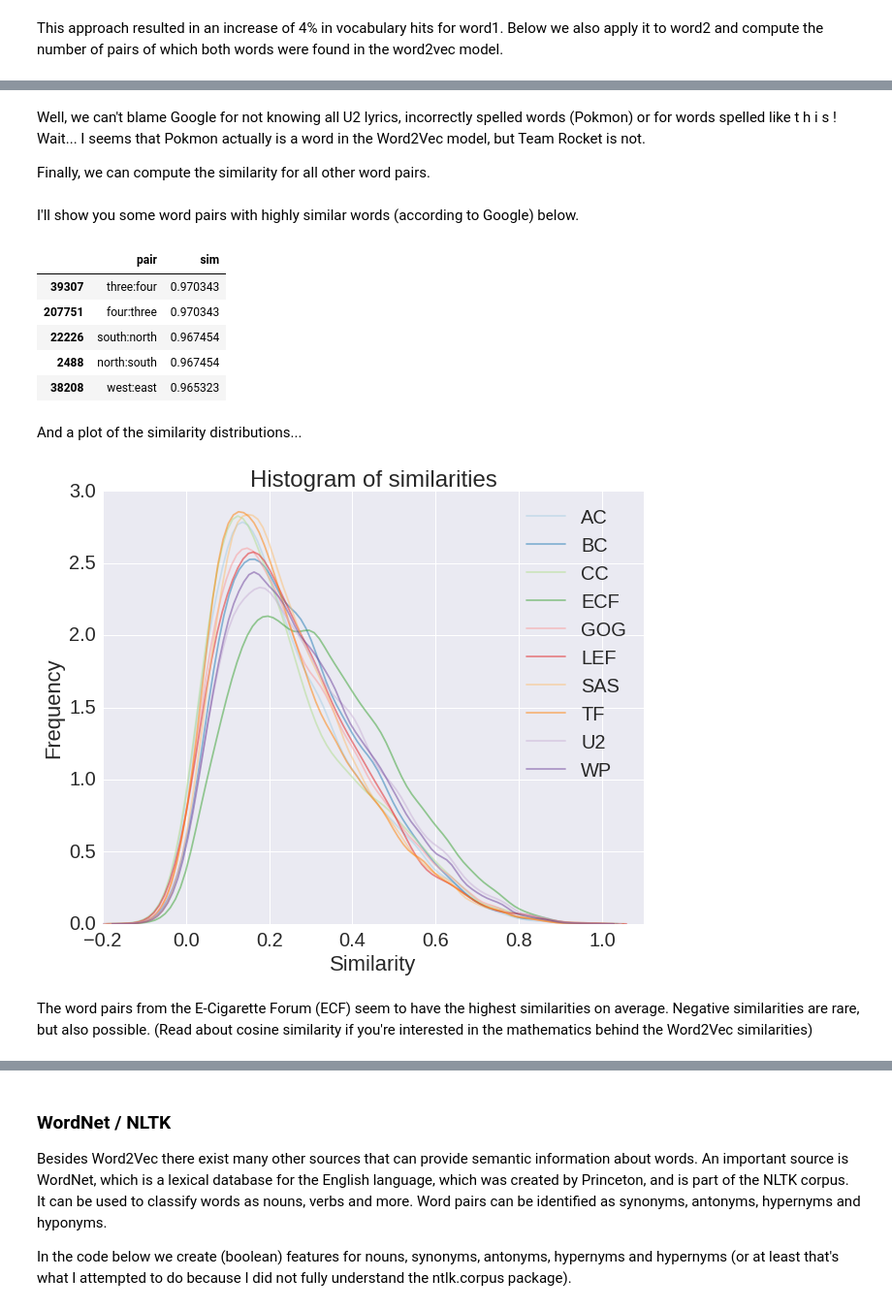
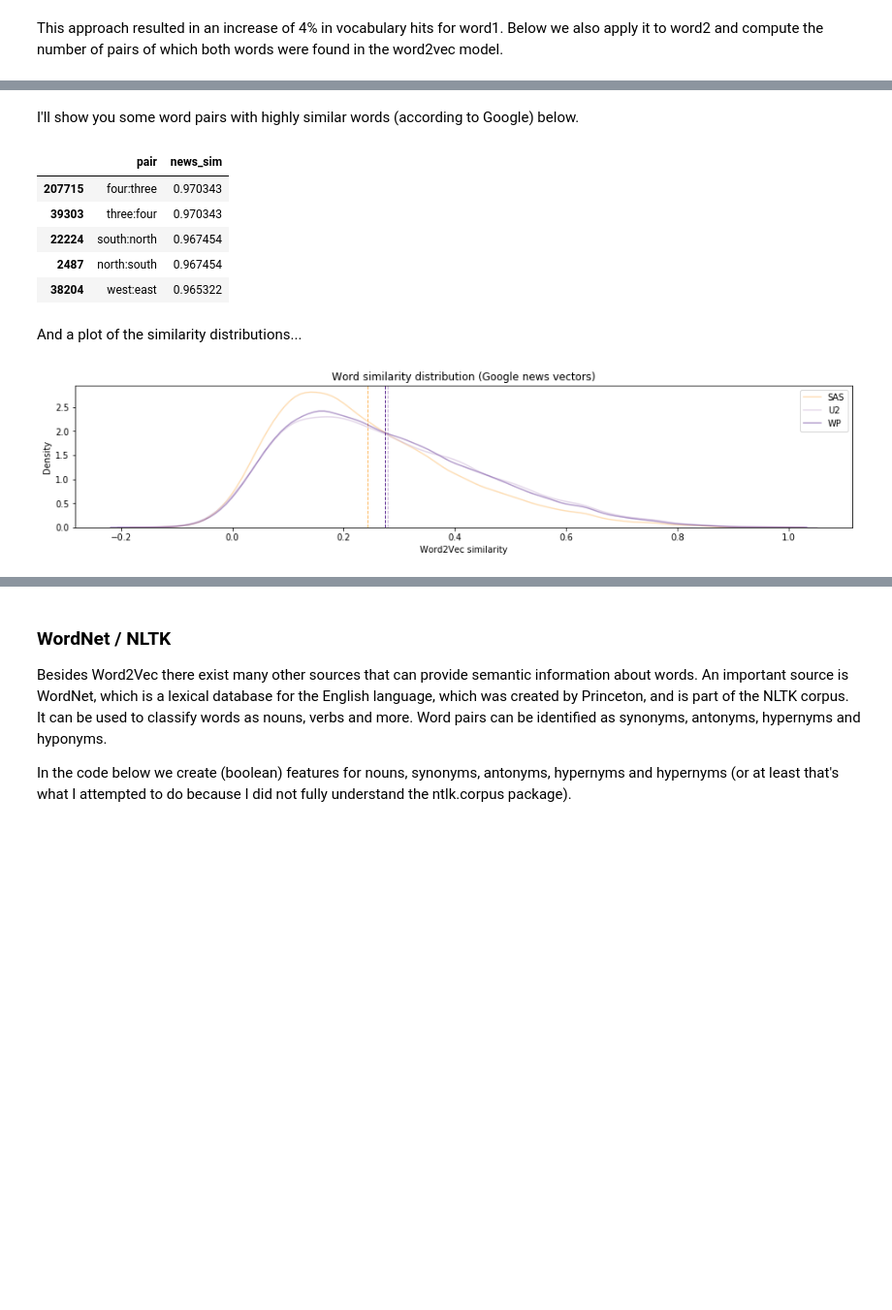
Before and after one commit to louweal/wordgame, a Jupyter notebook: notebooks/Word Association Analysis.ipynb, the cells around one changed output, grey strips where cells are left out. Shown at 97% size. Drawn from its saved outputs; the diff is of its cells as text; code cells hidden in the pictures; blank space fills up the shorter version.

```diff
--- a/notebooks/Word Association Analysis.ipynb
+++ b/notebooks/Word Association Analysis.ipynb
@@ -361,7 +448,9 @@ However, correct capitalization is (in some cases) necessary to find the word in
 # %%
-df.ix[~df.inw2v1, 'word1w2v'] = df.ix[~df.inw2v1].word1w2v.apply(lambda x:x.title()) # the_example -> The_Example
-df['inw2v1'] = df['word1w2v'].apply(lambda x:(x in w2v_model.vocab))
-df.ix[~df.inw2v1, 'word1w2v'] = df.ix[~df.inw2v1].word1w2v.apply(lambda x:x.upper())
-df['inw2v1'] = df['word1w2v'].apply(lambda x:(x in w2v_model.vocab))
+# apply title capitilization
+df.loc[~df.inw2v1, 'word1w2v'] = df.loc[~df.inw2v1].word1w2v.apply(lambda x:x.title()) # the_example -> The_Example
+df['inw2v1'] = df['word1w2v'].apply(lambda x:(x in w2v_news_model.vocab))
+# uppercase
+df.loc[~df.inw2v1, 'word1w2v'] = df.loc[~df.inw2v1].word1w2v.apply(lambda x:x.upper())
+df['inw2v1'] = df['word1w2v'].apply(lambda x:(x in w2v_news_model.vocab))
 print("Percentage of list in word2vec vocabulary (word1): " + str(round(df.inw2v1.sum()/len(df)*100,1)))
 # %% [output]
@@ -369,12 +458,12 @@ Percentage of list in word2vec vocabulary (word1):93.5
 # %% [markdown]
 This approach resulted in an increase of 4% in vocabulary hits for word1. Below we also apply it to word2 and compute the number of pairs of which both words were found in the word2vec model.
 # %%
-df['word2w2v'] = df.word2.apply(lambda x:(x.replace(" ", "_"))) # the example -> the_example
-df['inw2v2'] = df['word2w2v'].apply(lambda x:(x in w2v_model.vocab))
-df.ix[~df.inw2v2, 'word2w2v'] = df.ix[~df.inw2v2].word2.apply(lambda x:x.title()) # the_example -> The_Example
-df['inw2v2'] = df['word2w2v'].apply(lambda x:(x in w2v_model.vocab))
-df.ix[~df.inw2v2, 'word2w2v'] = df.ix[~df.inw2v2].word2.apply(lambda x:x.upper()) # The_Example -> THE_EXAMPLE
-df['inw2v2'] = df['word2w2v'].apply(lambda x:(x in w2v_model.vocab))
+df['word2w2v'] = df.word2.apply(lambda x:(x.replace(" ", "_")))
+df['inw2v2'] = df['word2w2v'].apply(lambda x:(x in w2v_news_model.vocab))
+df.loc[~df.inw2v2, 'word2w2v'] = df.loc[~df.inw2v2].word2.apply(lambda x:x.title())
+df['inw2v2'] = df['word2w2v'].apply(lambda x:(x in w2v_news_model.vocab))
+df.loc[~df.inw2v2, 'word2w2v'] = df.loc[~df.inw2v2].word2.apply(lambda x:x.upper())
+df['inw2v2'] = df['word2w2v'].apply(lambda x:(x in w2v_news_model.vocab))
 
 df['inw2v'] = df.apply(lambda r:(r.inw2v1 & r.inw2v2), axis=1)
 df = df.drop('inw2v1', 1)
@@ -414,42 +477,31 @@ Pairs with unknown words: 41860
-# %% [markdown]
-Well, we can't blame Google for not knowing all U2 lyrics, incorrectly spelled words (Pokmon) or for words spelled like t h i s ! Wait... I seems that Pokmon actually is a word in the Word2Vec model, but Team Rocket is not.
-
-Finally, we can compute the similarity for all other word pairs.
 # %%
-df['sim'] = np.nan # similarity for unknown word pairs
-df.ix[df.inw2v, 'sim'] = df.ix[df.inw2v].apply(lambda r:w2v_model.similarity(r.word1w2v, r.word2w2v), axis=1)
+df['news_sim'] = np.nan # similarity for unknown word pairs
+df.loc[df.inw2v, 'news_sim'] = df.loc[df.inw2v].apply(lambda r:w2v_news_model.similarity(r.word1w2v, r.word2w2v), axis=1)
 # %% [markdown]
 I'll show you some word pairs with highly similar words (according to Google) below.
 # %%
-df[['pair','sim']].drop_duplicates(subset=['pair']).sort_values(by=['sim'], ascending=False).head(5)
+df[['pair','news_sim']].drop_duplicates(subset=['pair']).sort_values(by=['news_sim'], ascending=False).head(5)
 # %% [output]
-|  | pair | sim |
-| 39307 | three:four | 0.970343 |
-| 207751 | four:three | 0.970343 |
-| 22226 | south:north | 0.967454 |
-| 2488 | north:south | 0.967454 |
-| 38208 | west:east | 0.965323 |
+|  | pair | news_sim |
+| 207715 | four:three | 0.970343 |
+| 39303 | three:four | 0.970343 |
+| 22224 | south:north | 0.967454 |
+| 2487 | north:south | 0.967454 |
+| 38204 | west:east | 0.965322 |
 # %% [markdown]
 And a plot of the similarity distributions...
 # %%
 w2vdf = df[df.inw2v==True] # only keep pairs with similarity scores
 
-pal = sns.color_palette("Paired", 10)
-plt.figure(figsize=(22, 8))
-plt.subplot(1,2,1)
-for i in range(0,10,1):
+plt.figure(figsize=(16, 3))
+for i in [6,8,9]: #[3,7]: #range(0,10): #[6,8,9]:
     s = w2vdf[w2vdf['sourceID']==i]
-    #print(s.sim.mean())
-    sns.kdeplot(s['sim'], alpha=0.5, label=s.iloc[0]['source'], color=pal[i])
-plt.title('Histogram of similarities')
-plt.xlabel('Similarity')
-plt.ylabel('Frequency')
+    plt.axvline(s.news_sim.mean(), color=pal[i], linestyle='dashed', linewidth=1)
+    sns.kdeplot(s.news_sim, label=s.iloc[0]['source'], alpha=0.5, color=pal[i])
+plt.title('Word similarity distribution (Google news vectors)')
+plt.xlabel("Word2Vec similarity")
+plt.ylabel('Density')
 plt.legend(loc='upper right')
-axes = plt.gca()
-axes.set_xlim([-0.2,1.1])
-
 plt.show()
 # %% [output]
-[figure, old version]
+[figure, new version]
-# %% [markdown]
-The word pairs from the E-Cigarette Forum (ECF) seem to have the highest similarities on average. Negative similarities are rare, but also possible. (Read about cosine similarity if you're interested in the mathematics behind the Word2Vec similarities)
```
Also changed, not shown: parts of 131 cells of this notebook.
